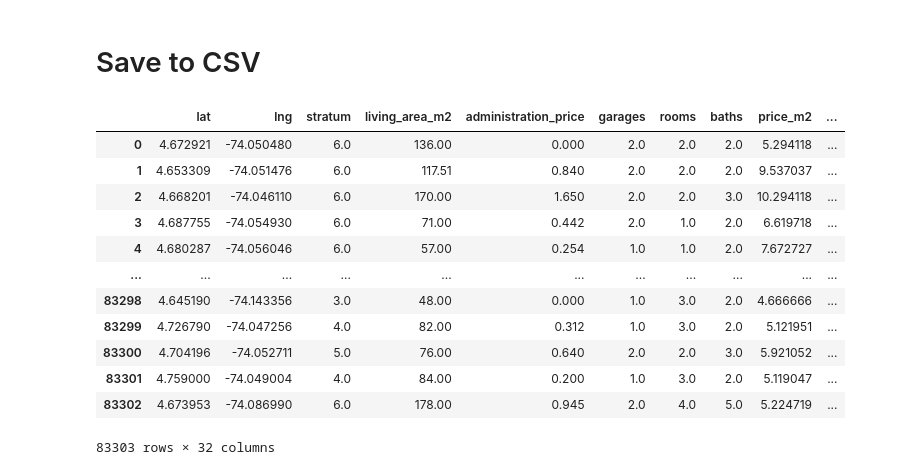
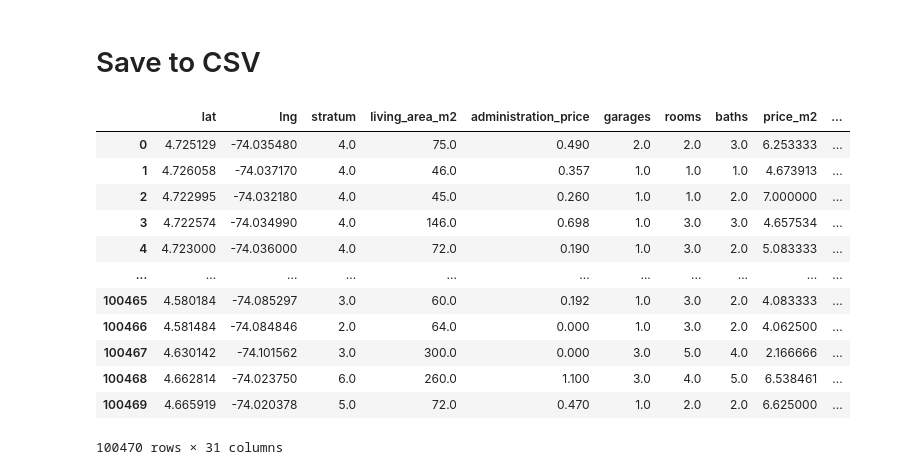
Before and after one commit to joch182/inmoxis-price-prediction, a Jupyter notebook: Sales_EDA.ipynb, the cells around one changed output. Saved outputs shown, nothing was run; the diff lists cells and outputs as text; code cells hidden in the pictures.

```diff
--- a/Sales_EDA.ipynb
+++ b/Sales_EDA.ipynb
@@ -242,5 +244,7 @@ df_sector_polygons = pd.DataFrame.from_dict(sector_polygons)
 df_sector_polygons['neighborhood'] = df_sector_polygons['properties'].map(lambda x:get_neighborhood_name(x))
 df_sector_polygons['Centroid'] = df_sector_polygons['poly'].map(lambda x:get_centroid(x))
 df_sector_polygons.drop(columns=['type', 'properties', 'geometry'], inplace=True)
+df_sector_polygons['centroid_lat'] = df_sector_polygons['Centroid'].map(lambda x:x.y)
+df_sector_polygons['centroid_lon'] = df_sector_polygons['Centroid'].map(lambda x:x.x)
 df_sector_polygons.head()
 # %% [output]
@@ -259,6 +273,7 @@ display(main_df.head())
 # %%
-# Merge main and sector_polyghons, to get centroid based on nbr
-main_df = pd.merge(main_df, df_sector_polygons[['neighborhood', 'Centroid']], on='neighborhood')
+# Merge main and sector_polygons, to get centroid based on nbr
+main_df = pd.merge(main_df, df_sector_polygons[['neighborhood', 'centroid_lat', 'centroid_lon']], on='neighborhood')
+main_df.head()
 # %% [markdown]
 # Get police stations and CAI
 # %%
@@ -386,7 +407,7 @@ def get_crimes_data(row):
     else:
         return None
 
-data_df = pd.read_csv('Data/Raw_data_sales_full_excl_nbrs_incl_police_schools.csv')
+#data_df = pd.read_csv('Data/Raw_data_sales_full_excl_nbrs_incl_police_schools.csv')
 
 # data_df = data_df.head(100)
 
@@ -400,10 +421,10 @@ df_crimes_polygons = pd.DataFrame.from_dict(sector_polygons)
 df_crimes_polygons.drop(columns=['type', 'geometry'], inplace=True)
 df_crimes_polygons = pd.concat([df_crimes_polygons.drop(["properties"], axis=1), df_crimes_polygons["properties"].apply(pd.Series)], axis=1)
 
-%time data_df['crimes_info'] = data_df[['lng','lat']].apply(get_crimes_data,axis=1)
-print('Before remove NaN in crimes info: ', len(data_df.index))
-data_df = data_df.dropna(subset=['crimes_info'])
-data_df = pd.concat([data_df.drop(["crimes_info"], axis=1), data_df["crimes_info"].apply(pd.Series)], axis=1)
-print('After remove NaN in crimes info: ', len(data_df.index))
-display(data_df.head())
+%time main_df['crimes_info'] = main_df[['lng','lat']].apply(get_crimes_data,axis=1)
+print('Before remove NaN in crimes info: ', len(main_df.index))
+main_df = main_df.dropna(subset=['crimes_info'])
+main_df = pd.concat([main_df.drop(["crimes_info"], axis=1), main_df["crimes_info"].apply(pd.Series)], axis=1)
+print('After remove NaN in crimes info: ', len(main_df.index))
+display(main_df.head())
 # %% [output]
@@ -459,0 +501,12 @@ Wall time: 8h 20min 28s
+# %%
+def get_parks_in_radius(row):
+    center = Point(row['lng'], row['lat'])
+    df_parks_features['distance'] = df_parks_features['poly'].map(lambda x:x.distance(center) * 111194.93)
+    df_parks_filtered = df_parks_features[df_parks_features['distance'] <= 500]
+    total_area_parks = float(df_parks_filtered['SHAPE_Area'].sum() * 1000 * 1000)
+    return total_area_parks
+
+%time main_df['area_parks_within_500m'] = main_df[['lng','lat']].head(100).apply(get_parks_in_radius,axis=1)
+main_df['area_parks_within_500m'] = main_df['area_parks_within_500m'].fillna(0)
+# df_parks_features.drop(columns=['dist_centroid_point'], inplace=True)
+df_parks_features.drop(columns=['distance'], inplace=True)
@@ -464,16 +518,16 @@ data_df.to_csv('Data/Raw_data_sales_full_excl_nbrs_incl_police_schools_crimes_pa
 # %%
-display(data_df)
+display(main_df)
 # %% [output]
 |  | lat | lng | stratum | living_area_m2 | administration_price | garages | rooms | baths | price_m2 | ... |
-| 0 | 4.672921 | -74.050480 | 6.0 | 136.00 | 0.000 | 2.0 | 2.0 | 2.0 | 5.294118 | ... |
-| 1 | 4.653309 | -74.051476 | 6.0 | 117.51 | 0.840 | 2.0 | 2.0 | 2.0 | 9.537037 | ... |
-| 2 | 4.668201 | -74.046110 | 6.0 | 170.00 | 1.650 | 2.0 | 2.0 | 3.0 | 10.294118 | ... |
-| 3 | 4.687755 | -74.054930 | 6.0 | 71.00 | 0.442 | 2.0 | 1.0 | 2.0 | 6.619718 | ... |
-| 4 | 4.680287 | -74.056046 | 6.0 | 57.00 | 0.254 | 1.0 | 1.0 | 2.0 | 7.672727 | ... |
+| 0 | 4.725129 | -74.035480 | 4.0 | 75.0 | 0.490 | 2.0 | 2.0 | 3.0 | 6.253333 | ... |
+| 1 | 4.726058 | -74.037170 | 4.0 | 46.0 | 0.357 | 1.0 | 1.0 | 1.0 | 4.673913 | ... |
+| 2 | 4.722995 | -74.032180 | 4.0 | 45.0 | 0.260 | 1.0 | 1.0 | 2.0 | 7.000000 | ... |
+| 3 | 4.722574 | -74.034990 | 4.0 | 146.0 | 0.698 | 1.0 | 3.0 | 3.0 | 4.657534 | ... |
+| 4 | 4.723000 | -74.036000 | 4.0 | 72.0 | 0.190 | 1.0 | 3.0 | 2.0 | 5.083333 | ... |
 | ... | ... | ... | ... | ... | ... | ... | ... | ... | ... | ... |
-| 83298 | 4.645190 | -74.143356 | 3.0 | 48.00 | 0.000 | 1.0 | 3.0 | 2.0 | 4.666666 | ... |
-| 83299 | 4.726790 | -74.047256 | 4.0 | 82.00 | 0.312 | 1.0 | 3.0 | 2.0 | 5.121951 | ... |
-| 83300 | 4.704196 | -74.052711 | 5.0 | 76.00 | 0.640 | 2.0 | 2.0 | 3.0 | 5.921052 | ... |
-| 83301 | 4.759000 | -74.049004 | 4.0 | 84.00 | 0.200 | 1.0 | 3.0 | 2.0 | 5.119047 | ... |
-| 83302 | 4.673953 | -74.086990 | 6.0 | 178.00 | 0.945 | 2.0 | 4.0 | 5.0 | 5.224719 | ... |
+| 100465 | 4.580184 | -74.085297 | 3.0 | 60.0 | 0.192 | 1.0 | 3.0 | 2.0 | 4.083333 | ... |
+| 100466 | 4.581484 | -74.084846 | 2.0 | 64.0 | 0.000 | 1.0 | 3.0 | 2.0 | 4.062500 | ... |
+| 100467 | 4.630142 | -74.101562 | 3.0 | 300.0 | 0.000 | 3.0 | 5.0 | 4.0 | 2.166666 | ... |
+| 100468 | 4.662814 | -74.023750 | 6.0 | 260.0 | 1.100 | 3.0 | 4.0 | 5.0 | 6.538461 | ... |
+| 100469 | 4.665919 | -74.020378 | 5.0 | 72.0 | 0.470 | 1.0 | 2.0 | 2.0 | 6.625000 | ... |
-83303 rows × 32 columns
+100470 rows × 31 columns
```
Also changed, not shown: parts of 12 cells of this notebook, 1 other file.
